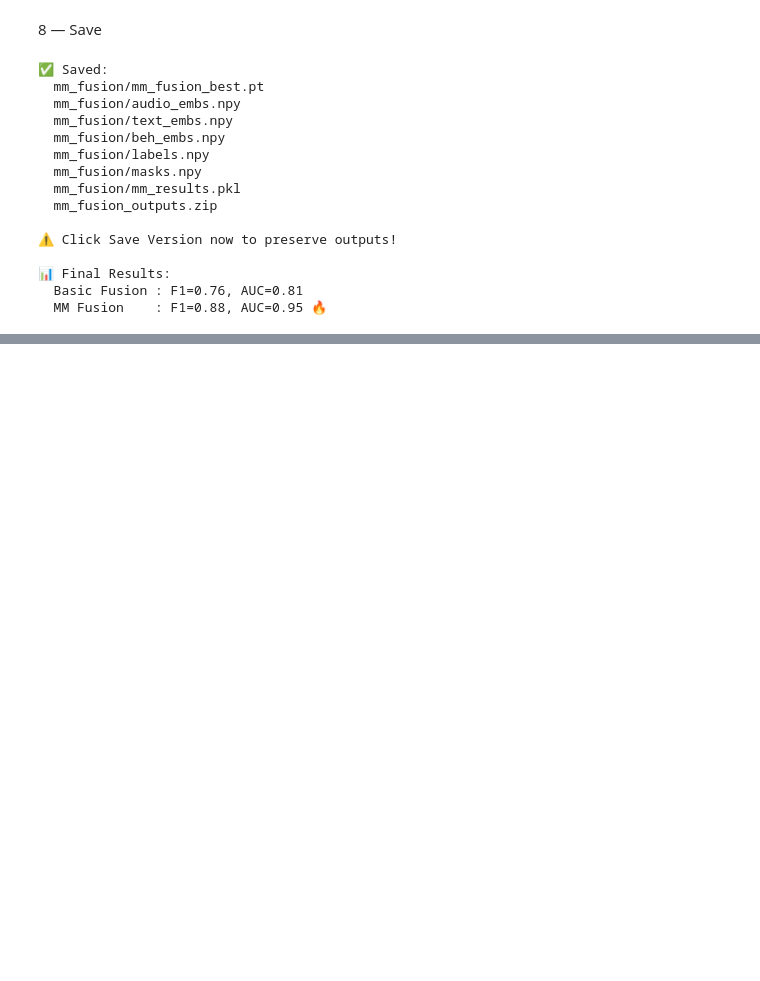
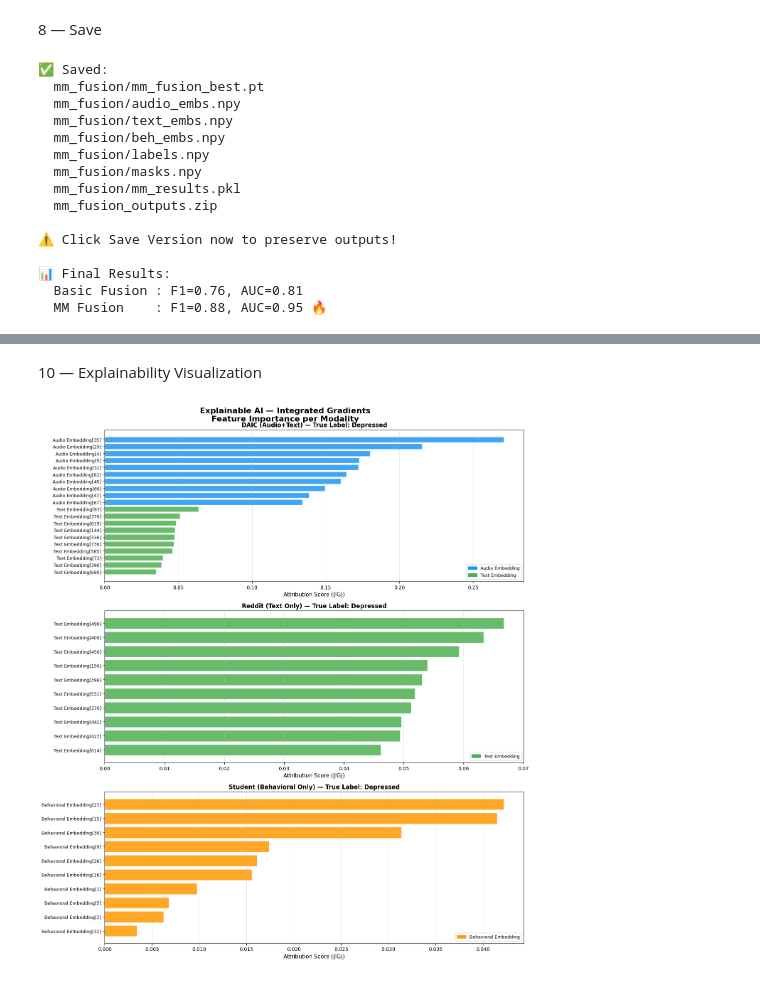
Before and after one commit to gaurkumarsoni/Mental-Health-AI, a Jupyter notebook: 05-missing-modality-fusion.ipynb, the cells around one changed output, grey strips where cells are left out. Cells and saved outputs as stored; diff of their text form; code cells hidden in the pictures; blank space fills up the shorter version.

Commit message:
Kaggle Notebook | 05-missing-modality-fusion | Add: Explainability and Comparison Graphs

```diff
--- a/05-missing-modality-fusion.ipynb
+++ b/05-missing-modality-fusion.ipynb
@@ -937,0 +1132,70 @@ print(f"  MM Fusion    : F1=0.88, AUC=0.95 🔥")
+# %% [markdown]
+10 — Explainability Visualization
+# %%
+fig, axes = plt.subplots(3, 1, figsize=(14, 16))
+fig.suptitle('Explainable AI — Integrated Gradients\nFeature Importance per Modality',
+             fontsize=16, fontweight='bold', y=0.98)
+
+colors = {
+    'audio': '#2196F3',
+    'text' : '#4CAF50',
+    'beh'  : '#FF9800'
+}
+
+labels_map = {
+    'audio': 'Audio Embedding',
+    'text' : 'Text Embedding',
+    'beh'  : 'Behavioral Embedding'
+}
+
+for ax, (source_name, data) in zip(axes, results.items()):
+    attrs  = data['attrs']
+    label  = 'Depressed' if data['label'] == 1 else 'Not Depressed'
+    bars   = []
+    names  = []
+    cols   = []
+
+    for modality, attr in attrs.items():
+        # Get top 10 most important features
+        importance = np.abs(attr)
+        top_idx    = np.argsort(importance)[-10:][::-1]
+        top_imp    = importance[top_idx]
+
+        for i, (idx, imp) in enumerate(zip(top_idx, top_imp)):
+            bars.append(imp)
+            names.append(f'{labels_map[modality]}[{idx}]')
+            cols.append(colors[modality])
+
+    # Plot
+    y_pos = range(len(bars))
+    ax.barh(list(y_pos), bars, color=cols, alpha=0.85, edgecolor='white')
+    ax.set_yticks(list(y_pos))
+    ax.set_yticklabels(names, fontsize=9)
+    ax.set_xlabel('Attribution Score (|IG|)', fontsize=11)
+    ax.set_title(f'{source_name} — True Label: {label}',
+                 fontsize=12, fontweight='bold')
+    ax.invert_yaxis()
+    ax.grid(axis='x', alpha=0.3)
+
+    # Legend
+    patches = [
+        mpatches.Patch(color=colors[m], label=labels_map[m])
+        for m in attrs.keys()
+    ]
+    ax.legend(handles=patches, loc='lower right', fontsize=9)
+
+plt.tight_layout()
+plt.savefig('/kaggle/working/explainability_ig.png',
+            dpi=150, bbox_inches='tight')
+plt.show()
+print("✅ Saved: explainability_ig.png")
+
+# ── Modality Importance Summary ────────────────────────────────────
+print("\n=== Modality Importance Summary ===")
+for source_name, data in results.items():
+    print(f"\n{source_name}:")
+    for modality, attr in data['attrs'].items():
+        total_imp = np.abs(attr).sum()
+        print(f"  {labels_map[modality]:30s}: {total_imp:.4f}")
+# %% [output]
+[figure, added]
```
Also changed, not shown: parts of 9 cells of this notebook.
